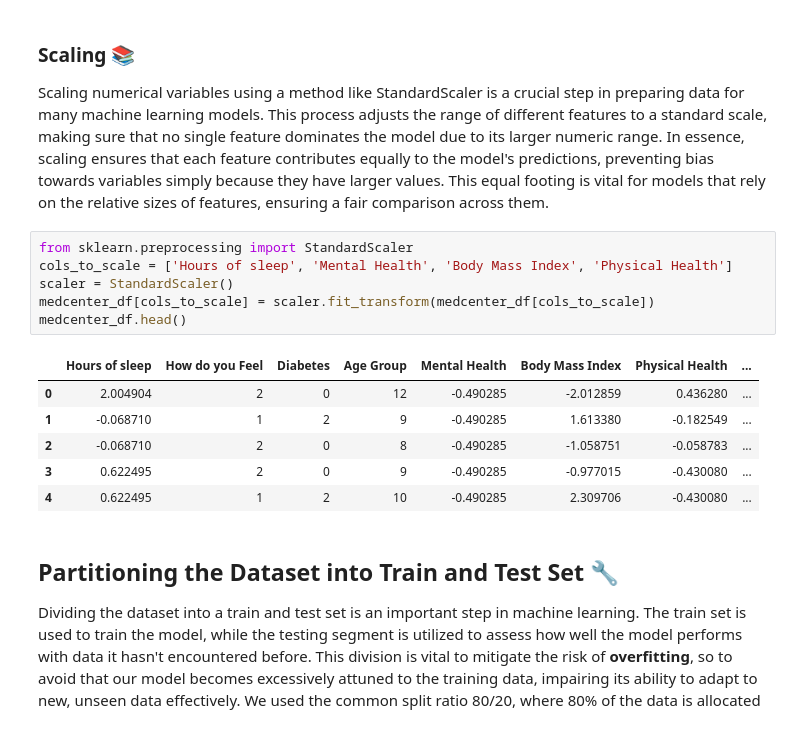
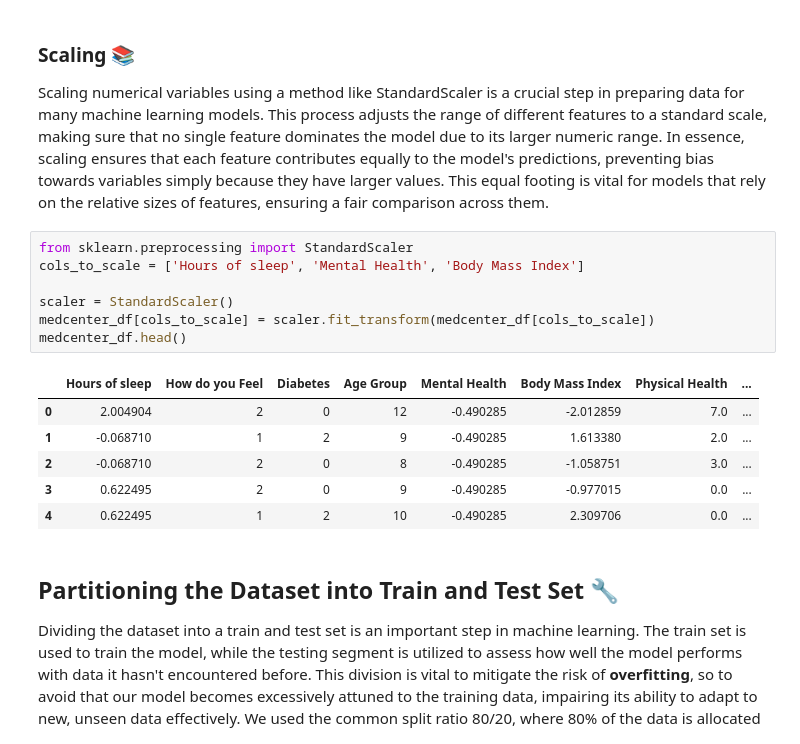
Before and after one commit to Dadd0/AI_MedCare_282401, a Jupyter notebook: main.ipynb, the cells around one changed output. Cells and saved outputs as stored; diff of their text form.

```diff
--- a/main.ipynb
+++ b/main.ipynb
@@ -566,17 +605,18 @@ medcenter_df.drop(column_to_drop, axis = 1, inplace=True)
 Scaling numerical variables using a method like StandardScaler is a crucial step in preparing data for many machine learning models. This process adjusts the range of different features to a standard scale, making sure that no single feature dominates the model due to its larger numeric range. In essence, scaling ensures that each feature contributes equally to the model's predictions, preventing bias towards variables simply because they have larger values. This equal footing is vital for models that rely on the relative sizes of features, ensuring a fair comparison across them.
 # %%
 from sklearn.preprocessing import StandardScaler
-cols_to_scale = ['Hours of sleep', 'Mental Health', 'Body Mass Index', 'Physical Health']
+cols_to_scale = ['Hours of sleep', 'Mental Health', 'Body Mass Index']
+
 scaler = StandardScaler()
 medcenter_df[cols_to_scale] = scaler.fit_transform(medcenter_df[cols_to_scale])
 medcenter_df.head()
 # %% [output]
 |  | Hours of sleep | How do you Feel | Diabetes | Age Group | Mental Health | Body Mass Index | Physical Health | ... |
-| 0 | 2.004904 | 2 | 0 | 12 | -0.490285 | -2.012859 | 0.436280 | ... |
-| 1 | -0.068710 | 1 | 2 | 9 | -0.490285 | 1.613380 | -0.182549 | ... |
-| 2 | -0.068710 | 2 | 0 | 8 | -0.490285 | -1.058751 | -0.058783 | ... |
-| 3 | 0.622495 | 2 | 0 | 9 | -0.490285 | -0.977015 | -0.430080 | ... |
-| 4 | 0.622495 | 1 | 2 | 10 | -0.490285 | 2.309706 | -0.430080 | ... |
+| 0 | 2.004904 | 2 | 0 | 12 | -0.490285 | -2.012859 | 7.0 | ... |
+| 1 | -0.068710 | 1 | 2 | 9 | -0.490285 | 1.613380 | 2.0 | ... |
+| 2 | -0.068710 | 2 | 0 | 8 | -0.490285 | -1.058751 | 3.0 | ... |
+| 3 | 0.622495 | 2 | 0 | 9 | -0.490285 | -0.977015 | 0.0 | ... |
+| 4 | 0.622495 | 1 | 2 | 10 | -0.490285 | 2.309706 | 0.0 | ... |
 # %% [markdown]
 ## Partitioning the Dataset into Train and Test Set 🔧
 
```
Also changed, not shown: parts of 17 cells of this notebook.
